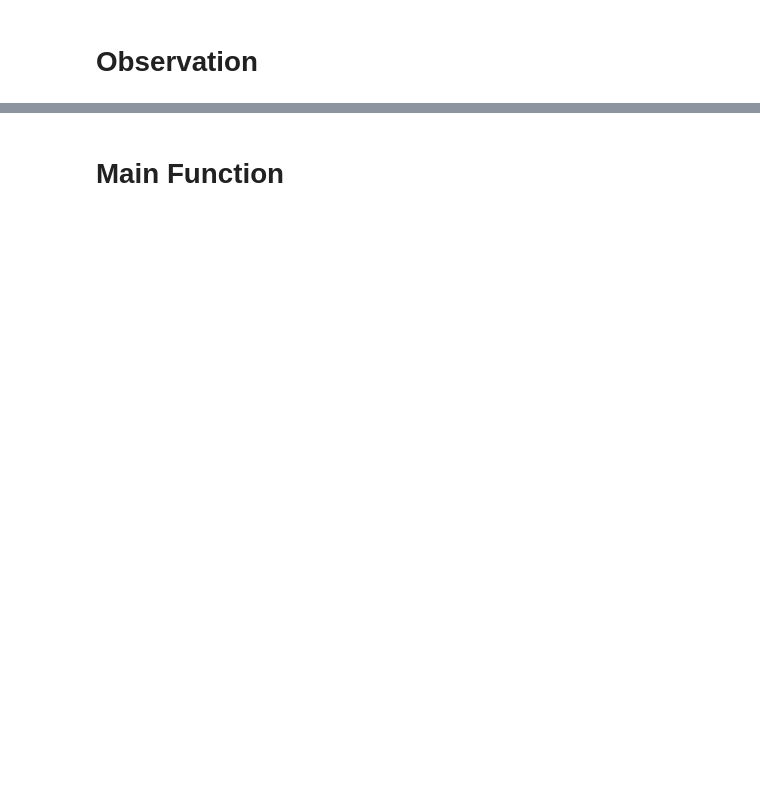
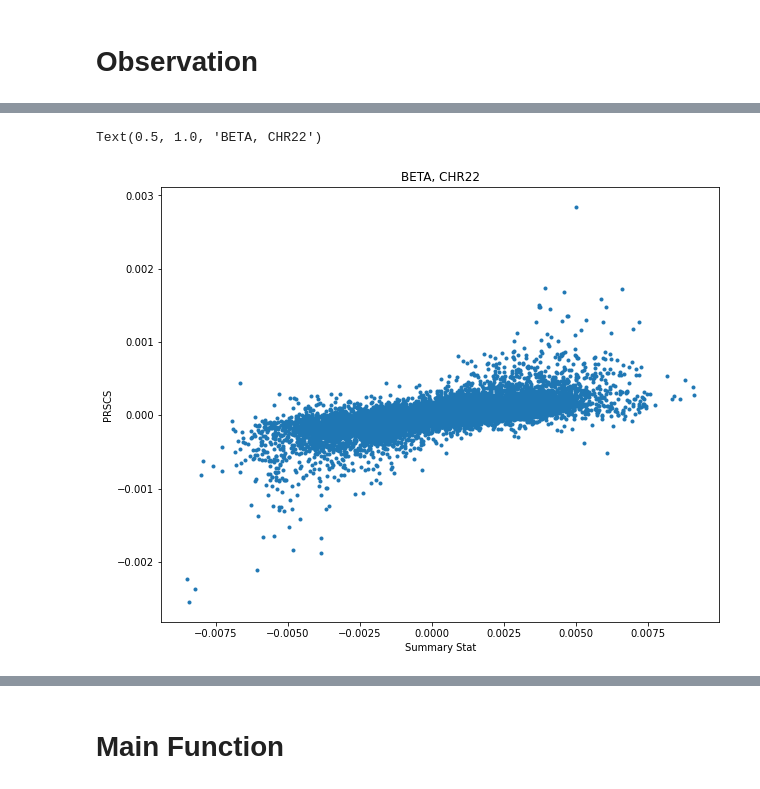
Before and after one commit to davidaknowles/casopr, a Jupyter notebook: simulation.ipynb, the cells around one changed output, grey strips where cells are left out. Drawn from its saved outputs; the diff is of its cells as text; code cells hidden in the pictures; blank space fills up the shorter version.

```diff
--- a/simulation.ipynb
+++ b/simulation.ipynb
@@ -68,0 +112,9 @@ chr22_dict =  {
+# %%
+plt.figure(figsize=(10,8))
+plt.scatter(sst_dict_merged['BETA'],sst_dict_merged['PRSCS_beta'],marker='.')
+plt.xlabel('Summary Stat')
+plt.ylabel('PRSCS')
+plt.title('BETA, CHR22')
+# %% [output]
+Text(0.5, 1.0, 'BETA, CHR22')
+[figure, added]
```
Also changed, not shown: parts of 21 cells of this notebook, 6 other files.
